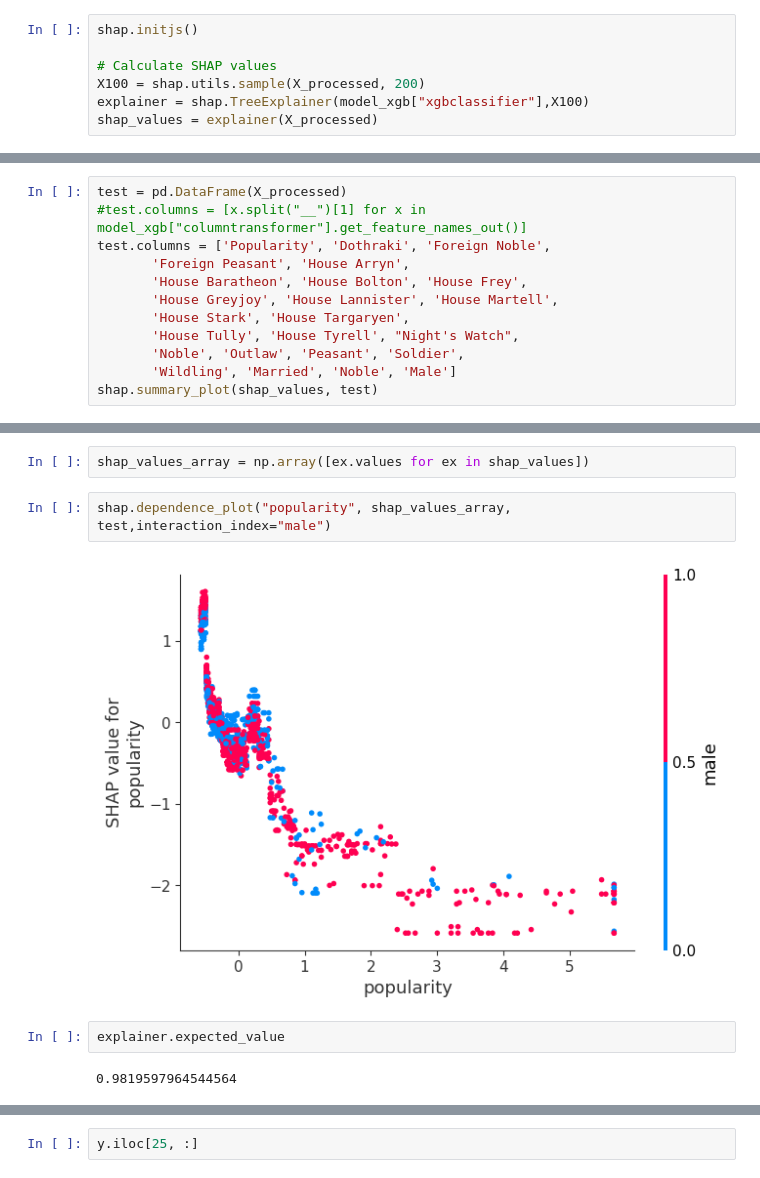
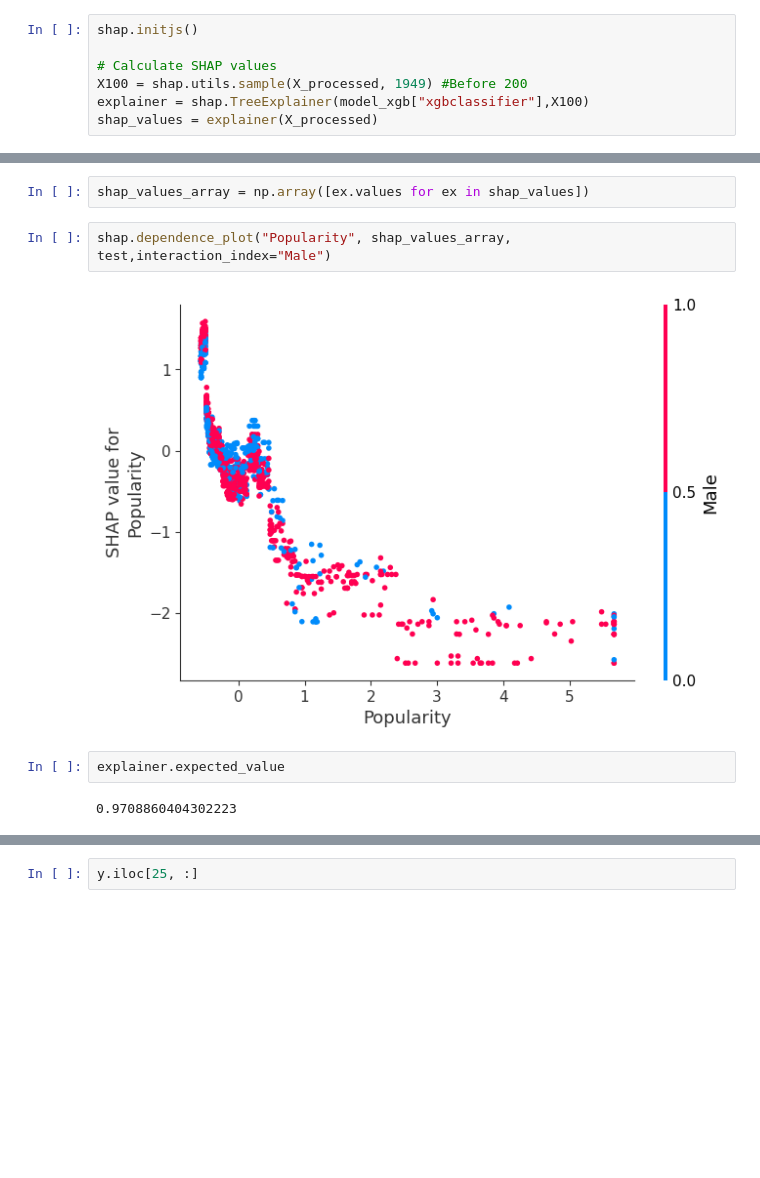
Before and after one commit to franziskasteger/game-of-thrones-survival, a Jupyter notebook: notebooks/Carmen_SHAP_model_interpretability.ipynb, the cells around one changed output, grey strips where cells are left out. Cells and saved outputs as stored; diff of their text form; blank space fills up the shorter version.

Commit message:
shap notebook

```diff
--- a/notebooks/Carmen_SHAP_model_interpretability.ipynb
+++ b/notebooks/Carmen_SHAP_model_interpretability.ipynb
@@ -105,7 +109,7 @@ array([0, 0, 0, ..., 1, 1, 0])
 shap.initjs()
 
 # Calculate SHAP values
-X100 = shap.utils.sample(X_processed, 200)
+X100 = shap.utils.sample(X_processed, 1949) #Before 200
 explainer = shap.TreeExplainer(model_xgb["xgbclassifier"],X100)
 shap_values = explainer(X_processed)
 # %% [output]
@@ -123,12 +131,0 @@ test.columns = ['Popularity', 'Dothraki', 'Foreign Noble',
-# %%
-test = pd.DataFrame(X_processed)
-#test.columns = [x.split("__")[1] for x in model_xgb["columntransformer"].get_feature_names_out()]
-test.columns = ['Popularity', 'Dothraki', 'Foreign Noble',
-       'Foreign Peasant', 'House Arryn',
-       'House Baratheon', 'House Bolton', 'House Frey',
-       'House Greyjoy', 'House Lannister', 'House Martell',
-       'House Stark', 'House Targaryen',
-       'House Tully', 'House Tyrell', "Night's Watch",
-       'Noble', 'Outlaw', 'Peasant', 'Soldier',
-       'Wildling', 'Married', 'Noble', 'Male']
-shap.summary_plot(shap_values, test)
@@ -137,13 +132,13 @@ shap.summary_plot(shap_values, test)
 # %%
 shap_values_array = np.array([ex.values for ex in shap_values])
 # %%
-shap.dependence_plot("popularity", shap_values_array, test,interaction_index="male")
+shap.dependence_plot("Popularity", shap_values_array, test,interaction_index="Male")
 # %% [output]
-[figure, old version]
+[figure, new version]
 # %%
 explainer.expected_value
 # %% [output]
-0.9819597964544564
+0.9708860404302223
 # %%
 shap.plots.force(explainer.expected_value, shap_values_array[12,:], test.iloc[12, :], matplotlib = True)
 # %% [output]
```
Also changed, not shown: parts of 26 cells of this notebook.
